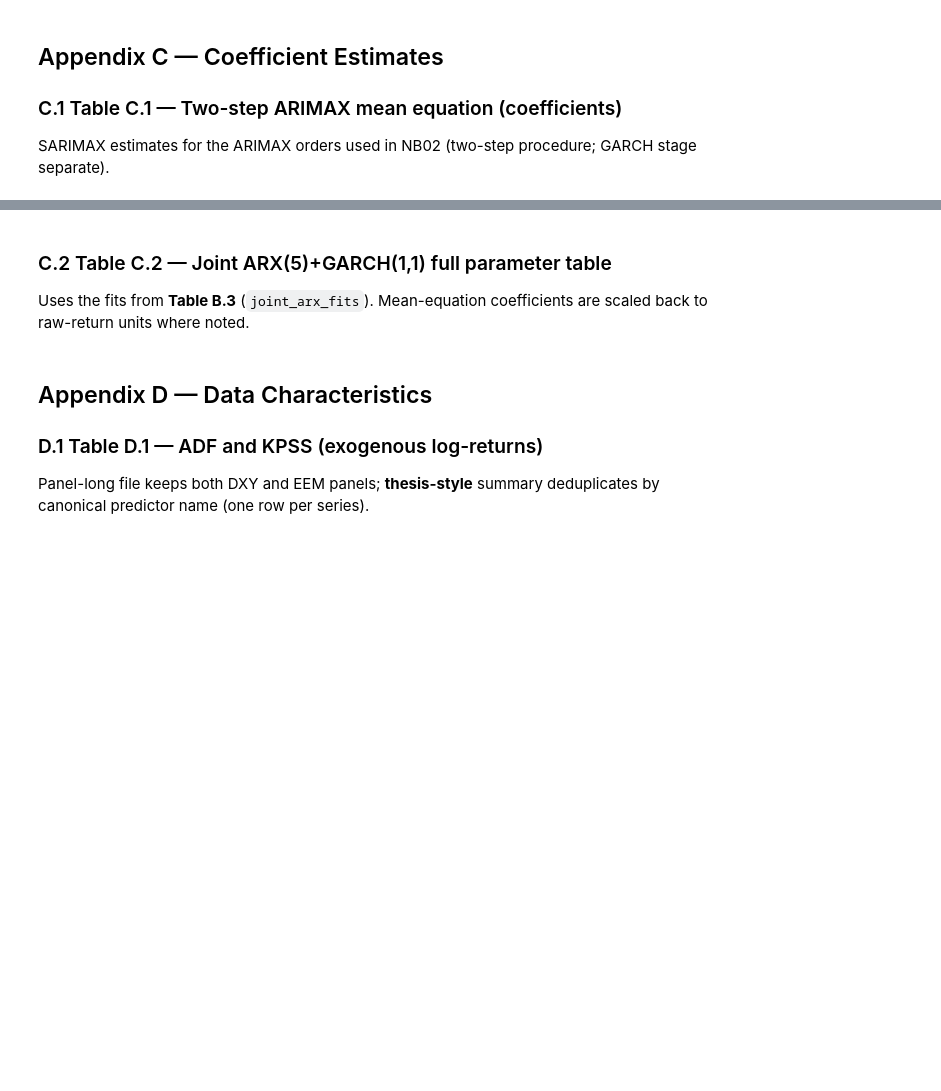
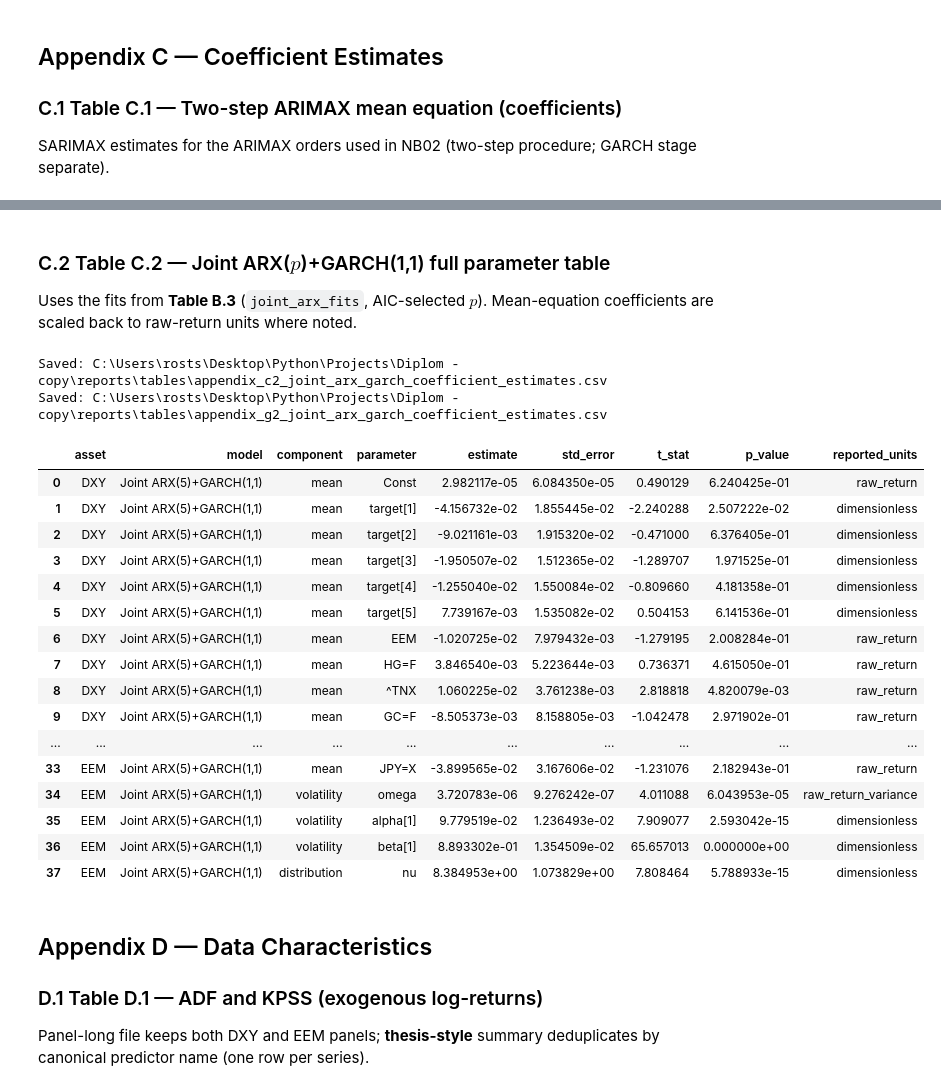
Before and after one commit to KairosPath/BachelorThesis, a Jupyter notebook: 05_appendix.ipynb, the cells around one changed output, grey strips where cells are left out. Saved outputs shown, nothing was run; the diff lists cells and outputs as text; code cells hidden in the pictures; blank space fills up the shorter version.

```diff
--- a/05_appendix.ipynb
+++ b/05_appendix.ipynb
@@ -585,11 +682,15 @@ rows_b2 = []
 
 for asset, panel in panels.items():
 
-    p = JOINT_AR_LAGS[asset]
+    jm = fit_joint_ar_garch_nb02(panel)
 
-    res = fit_joint_ar_garch_on_train(panel, p)
+    res = jm.fitted_model
+
+    p = jm.best_lags
 
     label = f"AR({p})+GARCH(1,1)"
+
+    print(f"  B.2 {asset}: {label} (AIC)")
 
     sub = garch_vol_rows_from_arch_result(res, asset, label)
 
@@ -627,9 +742,9 @@ Variance and tail parameters from the same joint specification used for OOS in N
 # %%
 
 
-JOINT_ARX_AR_LAGS = 5
+joint_arx_fits = {}
 
-joint_arx_fits = {}
+joint_arx_ar_lags = {}
 
 rows_b3 = []
 
@@ -637,11 +752,19 @@ rows_b3 = []
 
 for asset, panel in panels.items():
 
-    res = fit_joint_arx_garch(panel, ar_lags=JOINT_ARX_AR_LAGS)
+    jm = fit_joint_arx_garch_nb02(panel)
+
+    res = jm.fitted_model
+
+    p = jm.best_lags
 
     joint_arx_fits[asset] = res
 
-    label = f"ARX({JOINT_ARX_AR_LAGS})+GARCH(1,1)"
+    joint_arx_ar_lags[asset] = p
+
+    label = f"ARX({p})+GARCH(1,1)"
+
+    print(f"  B.3 {asset}: {label} (AIC)")
 
     sub = garch_vol_rows_from_arch_result(res, asset, label)
 
@@ -823,27 +977,51 @@ arimax_coefficients
 # %% [markdown]
-### C.2 Table C.2 — Joint ARX(5)+GARCH(1,1) full parameter table
+### C.2 Table C.2 — Joint ARX($p$)+GARCH(1,1) full parameter table
 
 
 
-Uses the fits from **Table B.3** (`joint_arx_fits`). Mean-equation coefficients are scaled back to raw-return units where noted.
+Uses the fits from **Table B.3** (`joint_arx_fits`, AIC-selected $p$). Mean-equation coefficients are scaled back to raw-return units where noted.
 # %%
 
 
 joint_arx_coef_tables = [
 
-    joint_arx_garch_parameter_table(joint_arx_fits[asset], asset=asset, ar_lags=JOINT_ARX_AR_LAGS)
+    joint_arx_garch_parameter_table(
+
+        joint_arx_fits[asset], asset=asset, ar_lags=joint_arx_ar_lags[asset]
+
+    )
 
     for asset in PANEL_SPECS
 
 ]
 
 joint_arx_coefficients = pd.concat(joint_arx_coef_tables, ignore_index=True)
 
 save_table(joint_arx_coefficients, "appendix_c2_joint_arx_garch_coefficient_estimates.csv")
 
 save_table(joint_arx_coefficients, "appendix_g2_joint_arx_garch_coefficient_estimates.csv")
 
 joint_arx_coefficients
+# %% [output]
+Saved: C:\Users\rosts\Desktop\Python\Projects\Diplom - copy\reports\tables\appendix_c2_joint_arx_garch_coefficient_estimates.csv
+Saved: C:\Users\rosts\Desktop\Python\Projects\Diplom - copy\reports\tables\appendix_g2_joint_arx_garch_coefficient_estimates.csv
+|  | asset | model | component | parameter | estimate | std_error | t_stat | p_value | reported_units |
+| 0 | DXY | Joint ARX(5)+GARCH(1,1) | mean | Const | 2.982117e-05 | 6.084350e-05 | 0.490129 | 6.240425e-01 | raw_return |
+| 1 | DXY | Joint ARX(5)+GARCH(1,1) | mean | target[1] | -4.156732e-02 | 1.855445e-02 | -2.240288 | 2.507222e-02 | dimensionless |
+| 2 | DXY | Joint ARX(5)+GARCH(1,1) | mean | target[2] | -9.021161e-03 | 1.915320e-02 | -0.471000 | 6.376405e-01 | dimensionless |
+| 3 | DXY | Joint ARX(5)+GARCH(1,1) | mean | target[3] | -1.950507e-02 | 1.512365e-02 | -1.289707 | 1.971525e-01 | dimensionless |
+| 4 | DXY | Joint ARX(5)+GARCH(1,1) | mean | target[4] | -1.255040e-02 | 1.550084e-02 | -0.809660 | 4.181358e-01 | dimensionless |
+| 5 | DXY | Joint ARX(5)+GARCH(1,1) | mean | target[5] | 7.739167e-03 | 1.535082e-02 | 0.504153 | 6.141536e-01 | dimensionless |
+| 6 | DXY | Joint ARX(5)+GARCH(1,1) | mean | EEM | -1.020725e-02 | 7.979432e-03 | -1.279195 | 2.008284e-01 | raw_return |
+| 7 | DXY | Joint ARX(5)+GARCH(1,1) | mean | HG=F | 3.846540e-03 | 5.223644e-03 | 0.736371 | 4.615050e-01 | raw_return |
+| 8 | DXY | Joint ARX(5)+GARCH(1,1) | mean | ^TNX | 1.060225e-02 | 3.761238e-03 | 2.818818 | 4.820079e-03 | raw_return |
+| 9 | DXY | Joint ARX(5)+GARCH(1,1) | mean | GC=F | -8.505373e-03 | 8.158805e-03 | -1.042478 | 2.971902e-01 | raw_return |
+| ... | ... | ... | ... | ... | ... | ... | ... | ... | ... |
+| 33 | EEM | Joint ARX(5)+GARCH(1,1) | mean | JPY=X | -3.899565e-02 | 3.167606e-02 | -1.231076 | 2.182943e-01 | raw_return |
+| 34 | EEM | Joint ARX(5)+GARCH(1,1) | volatility | omega | 3.720783e-06 | 9.276242e-07 | 4.011088 | 6.043953e-05 | raw_return_variance |
+| 35 | EEM | Joint ARX(5)+GARCH(1,1) | volatility | alpha[1] | 9.779519e-02 | 1.236493e-02 | 7.909077 | 2.593042e-15 | dimensionless |
+| 36 | EEM | Joint ARX(5)+GARCH(1,1) | volatility | beta[1] | 8.893302e-01 | 1.354509e-02 | 65.657013 | 0.000000e+00 | dimensionless |
+| 37 | EEM | Joint ARX(5)+GARCH(1,1) | distribution | nu | 8.384953e+00 | 1.073829e+00 | 7.808464 | 5.788933e-15 | dimensionless |
 # %% [markdown]
 ## Appendix D — Data Characteristics
 
```
Also changed, not shown: parts of 17 cells of this notebook, 30 other files.
